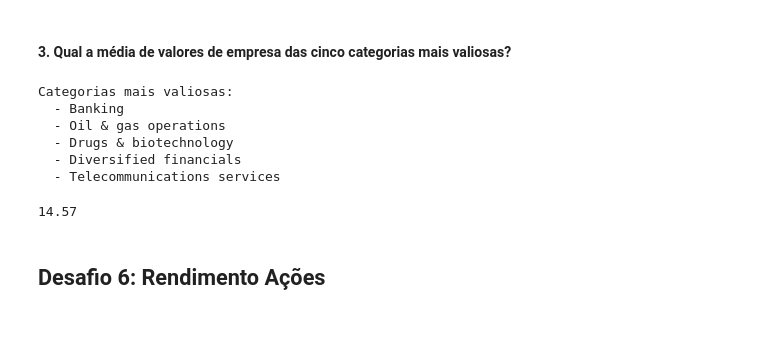
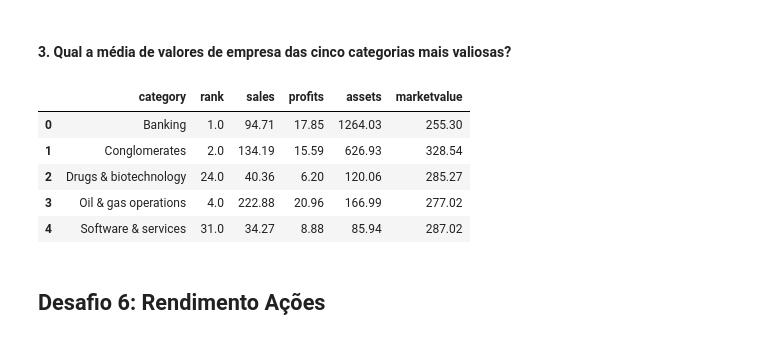
Before and after one commit to luanans/Bootcamp-WoMakersCode, a Jupyter notebook: Desafio_Python_Pandas/Desafio_Python_Pandas.ipynb, the cells around one changed output. Cells and saved outputs as stored; diff of their text form; code cells hidden in the pictures.

```diff
--- a/Desafio_Python_Pandas/Desafio_Python_Pandas.ipynb
+++ b/Desafio_Python_Pandas/Desafio_Python_Pandas.ipynb
@@ -471,23 +406,15 @@ top_10
 | 17 | 17 | Total | France | Oil & gas operations | 131.64 | 8.84 | 87.84 | 116.64 |
 # %% [markdown]
 #### 3. Qual a média de valores de empresa das cinco categorias mais valiosas?
-# %%
-categories = df.groupby('category', as_index=False).sum().nlargest(5, 'marketvalue')['category'].values
-
-print('Categorias mais valiosas:')
-for c in categories:
-    print(f"  - {c}")
-# %% [output]
-Categorias mais valiosas:
-  - Banking
-  - Oil & gas operations
-  - Drugs & biotechnology
-  - Diversified financials
-  - Telecommunications services
-# %%
-round(df[df['category'].isin(categories)]['marketvalue'].mean(), 2)
-# %% [output]
-14.57
+# %%
+df.nlargest(5, 'marketvalue').groupby('category', as_index=False).mean()
+# %% [output]
+|  | category | rank | sales | profits | assets | marketvalue |
+| 0 | Banking | 1.0 | 94.71 | 17.85 | 1264.03 | 255.30 |
+| 1 | Conglomerates | 2.0 | 134.19 | 15.59 | 626.93 | 328.54 |
+| 2 | Drugs & biotechnology | 24.0 | 40.36 | 6.20 | 120.06 | 285.27 |
+| 3 | Oil & gas operations | 4.0 | 222.88 | 20.96 | 166.99 | 277.02 |
+| 4 | Software & services | 31.0 | 34.27 | 8.88 | 85.94 | 287.02 |
 # %% [markdown]
 ## Desafio 6: Rendimento Ações
 # %% [markdown]
```
Also changed, not shown: parts of 58 cells of this notebook.
